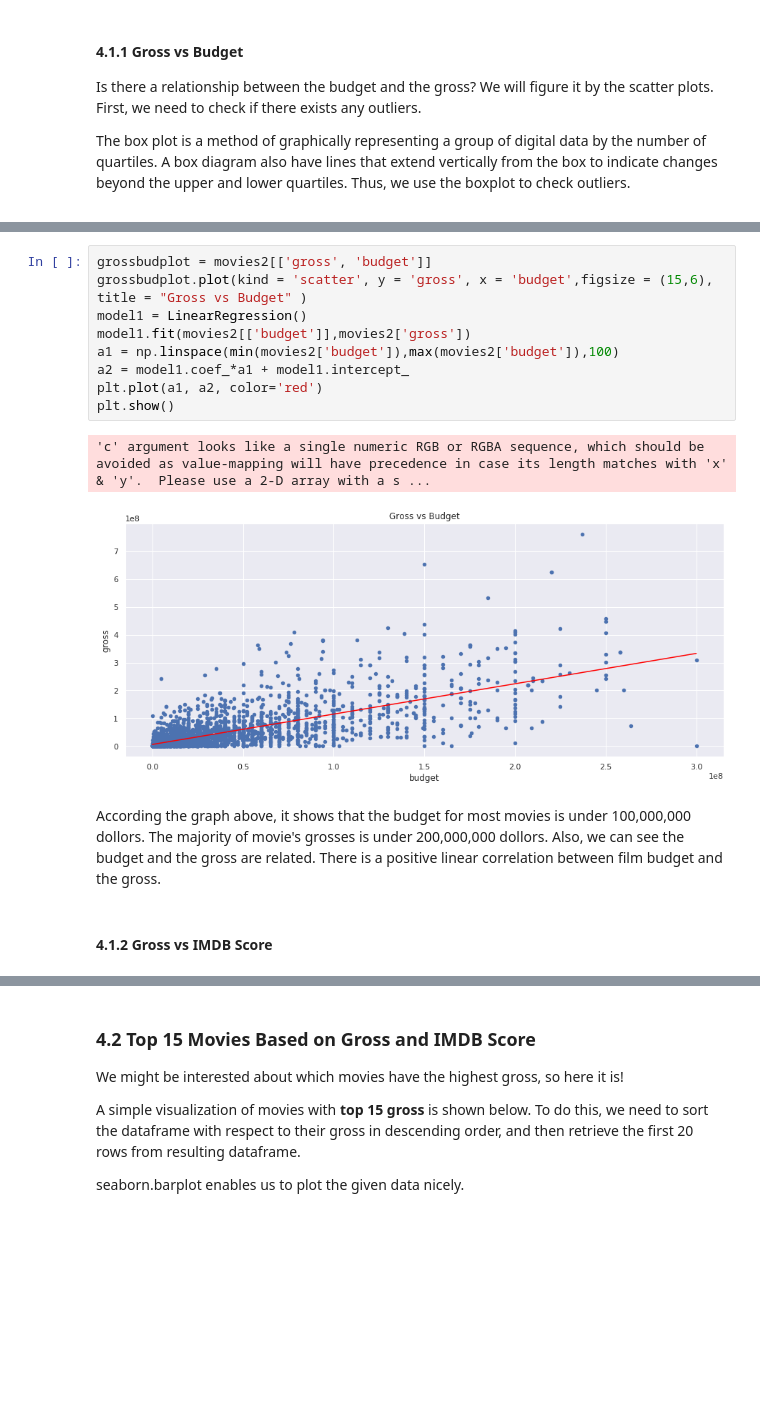
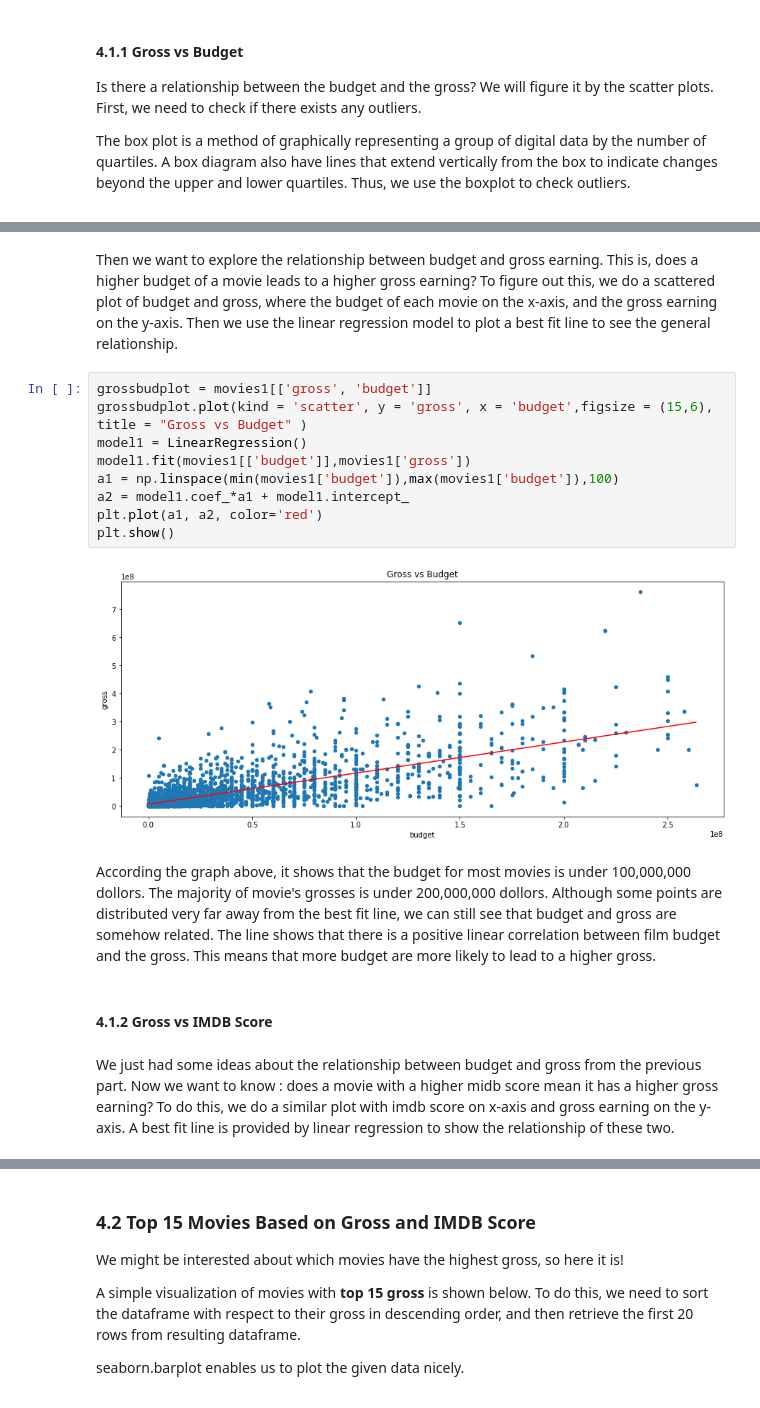
Before and after one commit to mookee233/final_tutorial, a Jupyter notebook: draft.ipynb, the cells around one changed output, grey strips where cells are left out. Cells and saved outputs as stored; diff of their text form; blank space fills up the shorter version.

```diff
--- a/draft.ipynb
+++ b/draft.ipynb
@@ -218,19 +219,22 @@ movies1 = movies[movies["budget"]<300000000]
+# %% [markdown]
+Then we want to explore the relationship between budget and gross earning. This is, does a higher budget of a movie leads to a higher gross earning? To figure out this, we do a scattered plot of budget and gross, where the budget of each movie on the x-axis, and the gross earning on the y-axis. Then we use the linear regression model to plot a best fit line to see the general relationship.
 # %%
-grossbudplot = movies2[['gross', 'budget']]
+grossbudplot = movies1[['gross', 'budget']]
 grossbudplot.plot(kind = 'scatter', y = 'gross', x = 'budget',figsize = (15,6), title = "Gross vs Budget" )
 model1 = LinearRegression()
-model1.fit(movies2[['budget']],movies2['gross'])
-a1 = np.linspace(min(movies2['budget']),max(movies2['budget']),100)
+model1.fit(movies1[['budget']],movies1['gross'])
+a1 = np.linspace(min(movies1['budget']),max(movies1['budget']),100)
 a2 = model1.coef_*a1 + model1.intercept_
 plt.plot(a1, a2, color='red')
 plt.show()
 # %% [output]
-'c' argument looks like a single numeric RGB or RGBA sequence, which should be avoided as value-mapping will have precedence in case its length matches with 'x' & 'y'.  Please use a 2-D array with a s ...
-[figure, old version]
+[figure, new version]
 # %% [markdown]
-According the graph above, it shows that the budget for most movies is under 100,000,000 dollors. The majority of movie's grosses is under 200,000,000 dollors. Also, we can see the budget and the gross are related. There is a positive linear correlation between film budget and the gross.
+According the graph above, it shows that the budget for most movies is under 100,000,000 dollors. The majority of movie's grosses is under 200,000,000 dollors. Although some points are distributed very far away from the best fit line, we can still see that budget and gross are somehow related. The line shows that there is a positive linear correlation between film budget and the gross. This means that more budget are more likely to lead to a higher gross.
 # %% [markdown]
 #### 4.1.2 Gross vs IMDB Score
+# %% [markdown]
+We just had some ideas about the relationship between budget and gross from the previous part. Now we want to know : does a movie with a higher midb score mean it has a higher gross earning? To do this, we do a similar plot with imdb score on x-axis and gross earning on the y-axis. A best fit line is provided by linear regression to show the relationship of these two.
 # %%
 # scatter plot to show the relationship between gross and IMDB score
 grossIMDBplot = movies[['gross', 'imdb_score']]
```
Also changed, not shown: parts of 47 cells of this notebook, 5 other files.
